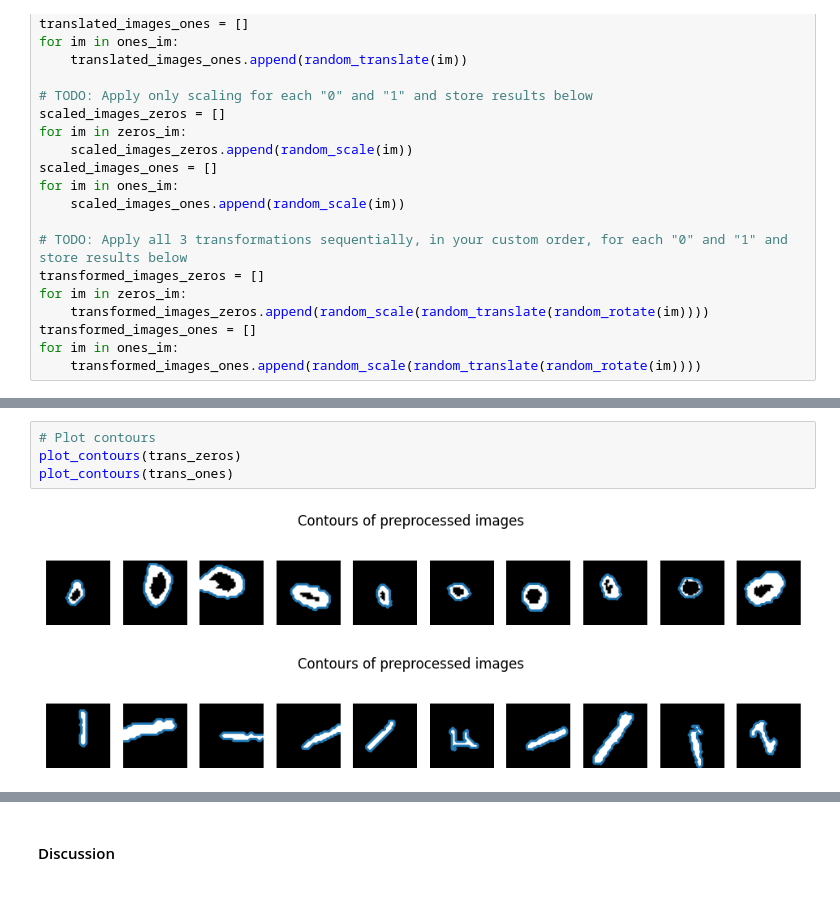
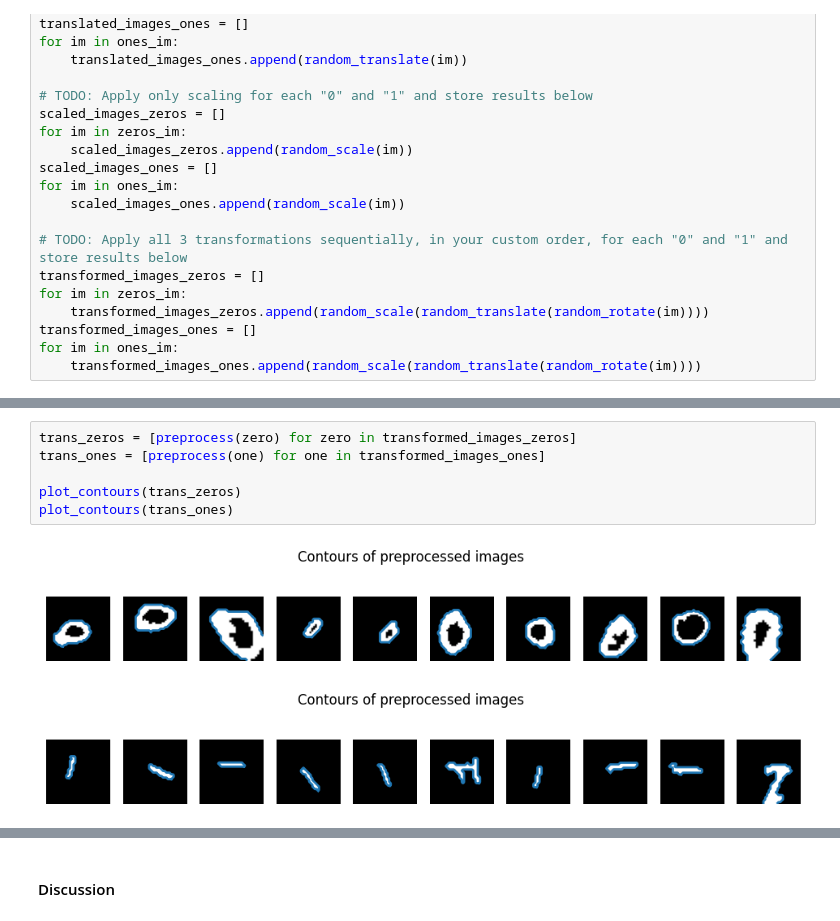
Before and after one commit to OctavioProfeta/iapr, a Jupyter notebook: labs/lab_02_object_description.ipynb, the cells around one changed output, grey strips where cells are left out. Saved outputs shown, nothing was run; the diff lists cells and outputs as text.

```diff
--- a/labs/lab_02_object_description.ipynb
+++ b/labs/lab_02_object_description.ipynb
@@ -587,7 +583,9 @@ plt.show()
-# %%
-# Plot contours
-plot_contours(trans_zeros)
-plot_contours(trans_ones)
-# %% [output]
-[figure, removed]
-[figure, removed]
+# %%
+trans_zeros = [preprocess(zero) for zero in transformed_images_zeros]
+trans_ones = [preprocess(one) for one in transformed_images_ones]
+
+plot_contours(trans_zeros)
+plot_contours(trans_ones)
+# %% [output]
+[figure, added]
+[figure, added]
```
Also changed, not shown: parts of 8 cells of this notebook.
